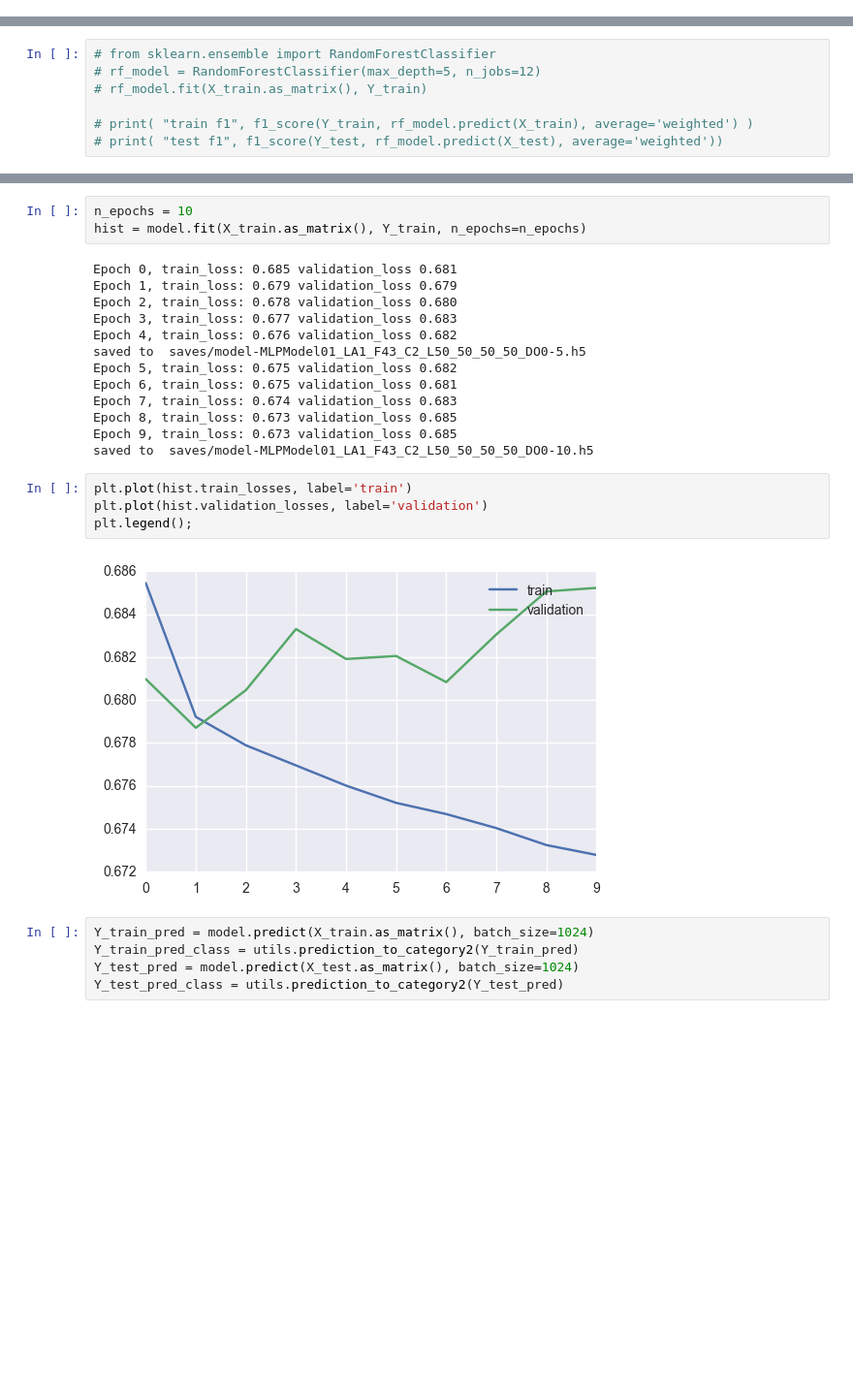
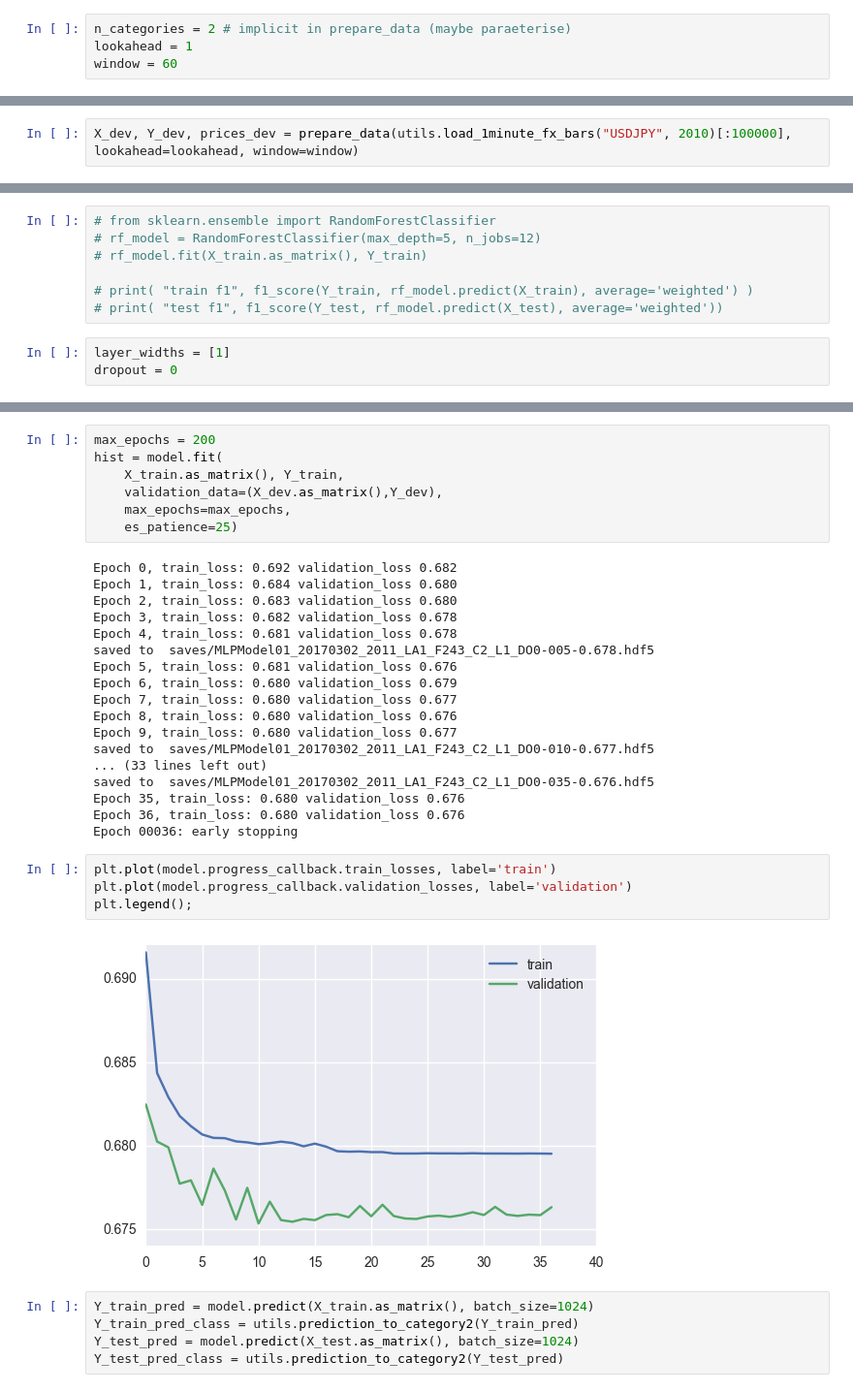
Before and after one commit to andrewwilson/mlnd_capstone, a Jupyter notebook: EvaluateModels.ipynb, the cells around one changed output, grey strips where cells are left out. Shown at 97% size. Cells and saved outputs as stored; diff of their text form; blank space fills up the shorter version.

```diff
--- a/EvaluateModels.ipynb
+++ b/EvaluateModels.ipynb
@@ -30,3 +16,9 @@ window = 10
+# %%
+n_categories = 2 # implicit in prepare_data (maybe paraeterise)
+lookahead = 1
+window = 60
 # %%
 X_train, Y_train, prices_train = prepare_data(utils.load_1minute_fx_bars("USDJPY", 2009), lookahead=lookahead, window=window)
+# %%
+X_dev, Y_dev, prices_dev = prepare_data(utils.load_1minute_fx_bars("USDJPY", 2010)[:100000], lookahead=lookahead, window=window)
 # %%
@@ -59,6 +51,9 @@ n_features: 43
 
 # print( "train f1", f1_score(Y_train, rf_model.predict(X_train), average='weighted') )
 # print( "test f1", f1_score(Y_test, rf_model.predict(X_test), average='weighted'))
+# %%
+layer_widths = [1]
+dropout = 0
 # %%
 model = MLPModel01(lookahead, n_features, n_categories, layer_widths, dropout)
 print (model.summary())
@@ -84,27 +73,36 @@ Non-trainable params: 0
 ____________________________________________________________________________________________________
 None
 # %%
-n_epochs = 10
-hist = model.fit(X_train.as_matrix(), Y_train, n_epochs=n_epochs)
+max_epochs = 200
+hist = model.fit(
+    X_train.as_matrix(), Y_train,
+    validation_data=(X_dev.as_matrix(),Y_dev),
+    max_epochs=max_epochs,
+    es_patience=25)
 # %% [output]
-Epoch 0, train_loss: 0.685 validation_loss 0.681
-Epoch 1, train_loss: 0.679 validation_loss 0.679
-Epoch 2, train_loss: 0.678 validation_loss 0.680
-Epoch 3, train_loss: 0.677 validation_loss 0.683
-Epoch 4, train_loss: 0.676 validation_loss 0.682
-saved to  saves/model-MLPModel01_LA1_F43_C2_L50_50_50_50_DO0-5.h5
-Epoch 5, train_loss: 0.675 validation_loss 0.682
-Epoch 6, train_loss: 0.675 validation_loss 0.681
-Epoch 7, train_loss: 0.674 validation_loss 0.683
-Epoch 8, train_loss: 0.673 validation_loss 0.685
-Epoch 9, train_loss: 0.673 validation_loss 0.685
-saved to  saves/model-MLPModel01_LA1_F43_C2_L50_50_50_50_DO0-10.h5
+Epoch 0, train_loss: 0.692 validation_loss 0.682
+Epoch 1, train_loss: 0.684 validation_loss 0.680
+Epoch 2, train_loss: 0.683 validation_loss 0.680
+Epoch 3, train_loss: 0.682 validation_loss 0.678
+Epoch 4, train_loss: 0.681 validation_loss 0.678
+saved to  saves/MLPModel01_20170302_2011_LA1_F243_C2_L1_DO0-005-0.678.hdf5
+Epoch 5, train_loss: 0.681 validation_loss 0.676
+Epoch 6, train_loss: 0.680 validation_loss 0.679
+Epoch 7, train_loss: 0.680 validation_loss 0.677
+Epoch 8, train_loss: 0.680 validation_loss 0.676
+Epoch 9, train_loss: 0.680 validation_loss 0.677
+saved to  saves/MLPModel01_20170302_2011_LA1_F243_C2_L1_DO0-010-0.677.hdf5
+... (33 lines left out)
+saved to  saves/MLPModel01_20170302_2011_LA1_F243_C2_L1_DO0-035-0.676.hdf5
+Epoch 35, train_loss: 0.680 validation_loss 0.676
+Epoch 36, train_loss: 0.680 validation_loss 0.676
+Epoch 00036: early stopping
 # %%
-plt.plot(hist.train_losses, label='train')
-plt.plot(hist.validation_losses, label='validation')
+plt.plot(model.progress_callback.train_losses, label='train')
+plt.plot(model.progress_callback.validation_losses, label='validation')
 plt.legend();
 # %% [output]
-[figure, old version]
+[figure, new version]
 # %%
 Y_train_pred = model.predict(X_train.as_matrix(), batch_size=1024)
 Y_train_pred_class = utils.prediction_to_category2(Y_train_pred)
```
Also changed, not shown: parts of 10 cells of this notebook.
